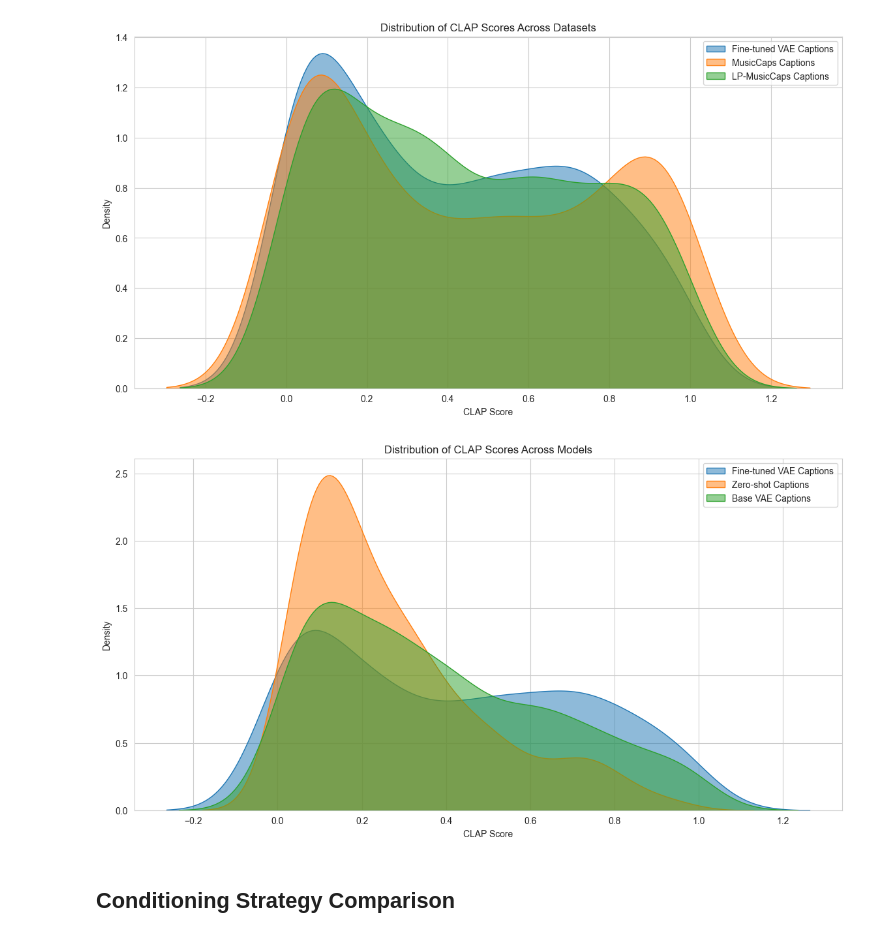
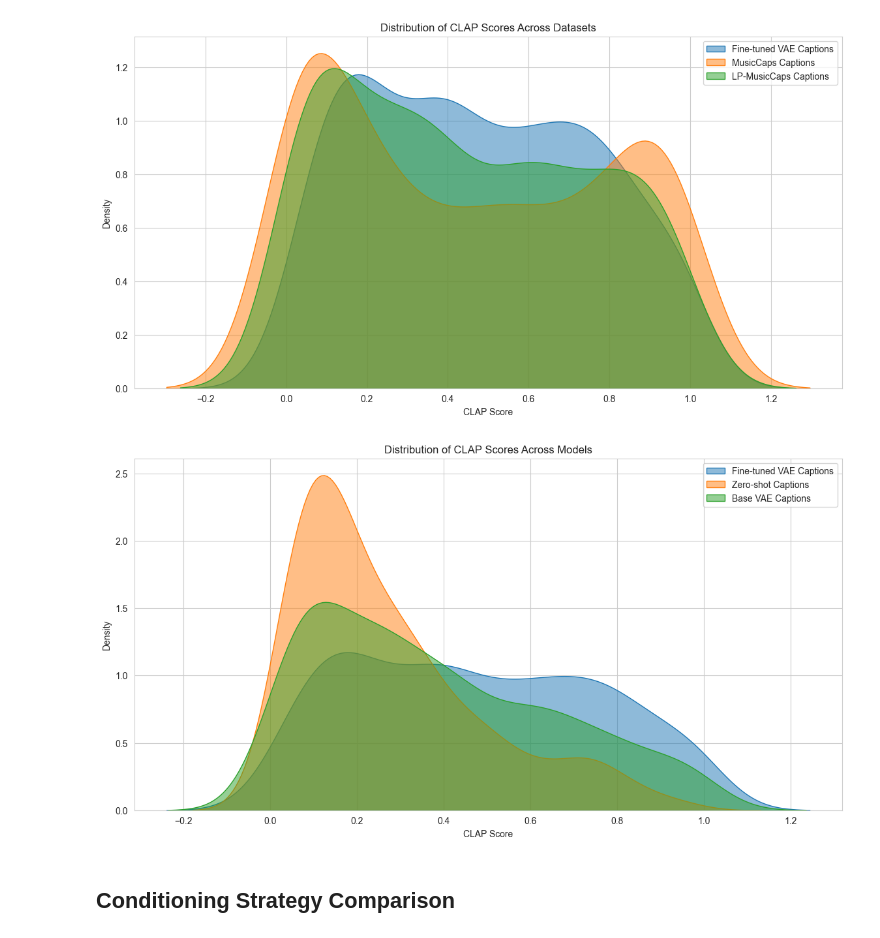
Before and after one commit to BrunoSienkiewicz/ConceptCaps, a Jupyter notebook: notebooks/full-inference-analysis.ipynb, the cells around one changed output. Cells and saved outputs as stored; diff of their text form; code cells hidden in the pictures.

```diff
--- a/notebooks/full-inference-analysis.ipynb
+++ b/notebooks/full-inference-analysis.ipynb
@@ -14,7 +14,7 @@ sns.set_style('whitegrid')
 plt.rcParams['figure.figsize'] = (12, 6)
 # %%
 base_dir = Path("../outputs/tta")
-datasets = ['ft_vae', 'musiccaps', 'lp-musiccaps', 'zero-shot', 'base_vae']
+datasets = ['subset', 'ft_vae', 'musiccaps', 'lp-musiccaps', 'zero-shot', 'base_vae']
 # %%
 predictions = {}
 
@@ -37,20 +38,20 @@ base_vae
 | 3 | dbcc4c855f3cfa24536b29bcef93e839 | ['groovy bass', 'jazz', 'male sin... | A male vocalist sings this cool j... | 11.757812 | 8.0 | The description accurately incorp... | 320 | ... |
 | 4 | 3c773b0b8d4a2bb2ec6520fae68b5cca | ['electric guitar', 'energetic', ... | This is an instrumental hip-hop/b... | 10.585938 | 7.0 | The description is somewhat accur... | 415 | ... |
 # %%
-datasets = ['ft_vae', 'musiccaps', 'lp-musiccaps']
+datasets = ['subset', 'musiccaps', 'lp-musiccaps']
 labels = ['Fine-tuned VAE Captions', 'MusicCaps Captions', 'LP-MusicCaps Captions']
 plt.figure(figsize=(14, 7))
 for m, label in zip(datasets, labels):
     sns.kdeplot(predictions[m]['clap_score'], label=label, fill=True, alpha=0.5)
 plt.title('Distribution of CLAP Scores Across Datasets')
 plt.xlabel('CLAP Score')
 plt.ylabel('Density')
 plt.legend()
 plt.show()
 # %% [output]
-[figure, old version]
+[figure, new version]
 # %%
-datasets = ['ft_vae', 'zero-shot', 'base_vae']
+datasets = ['subset', 'zero-shot', 'base_vae']
 labels = ['Fine-tuned VAE Captions', 'Zero-shot Captions', 'Base VAE Captions']
 plt.figure(figsize=(14, 7))
 for m, label in zip(datasets, labels):
@@ -61,7 +62,7 @@ plt.ylabel('Density')
 plt.legend()
 plt.show()
 # %% [output]
-[figure, old version]
+[figure, new version]
 # %%
 # Comparison visualization utilities
 import matplotlib.pyplot as plt
```
Also changed, not shown: parts of 1 cell of this notebook, 2 other files.
